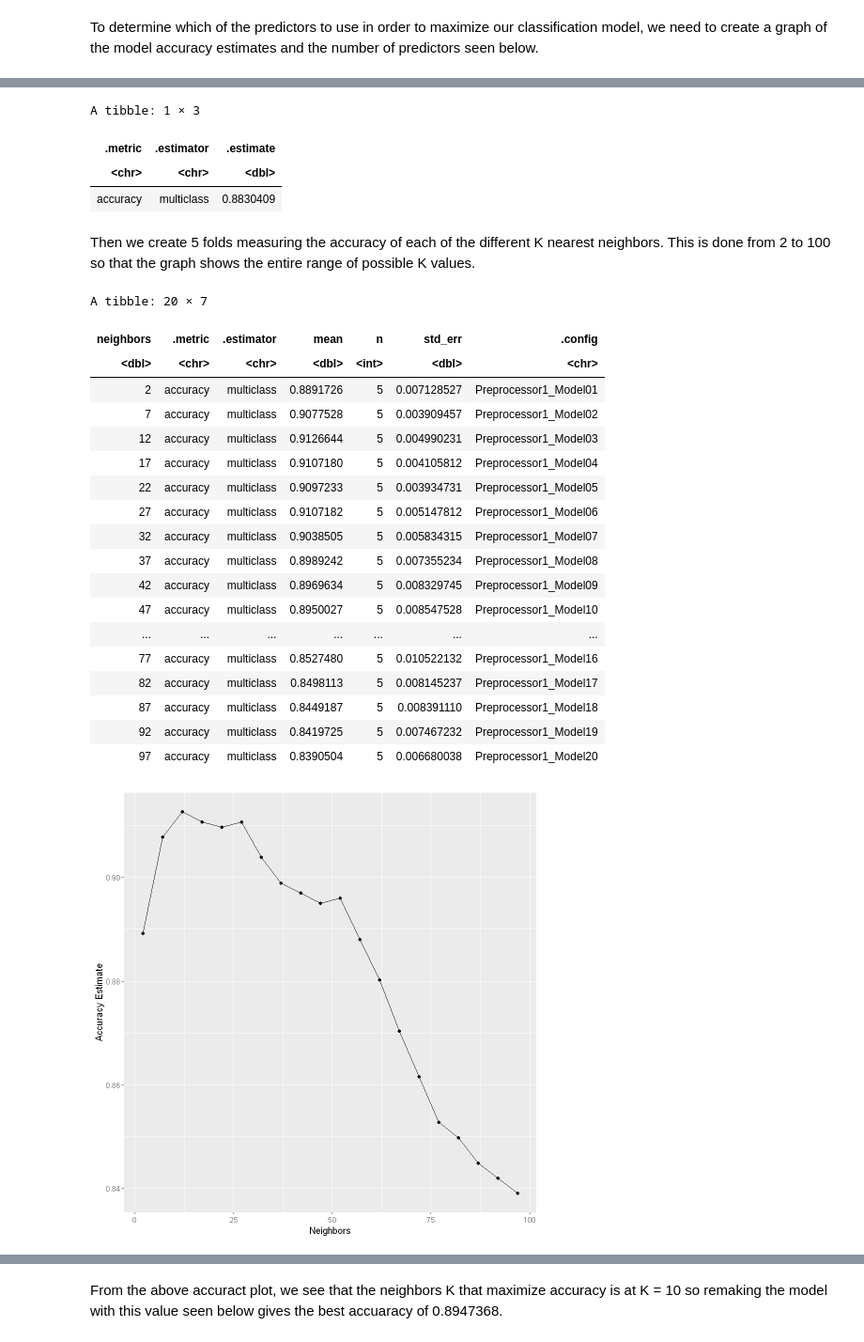
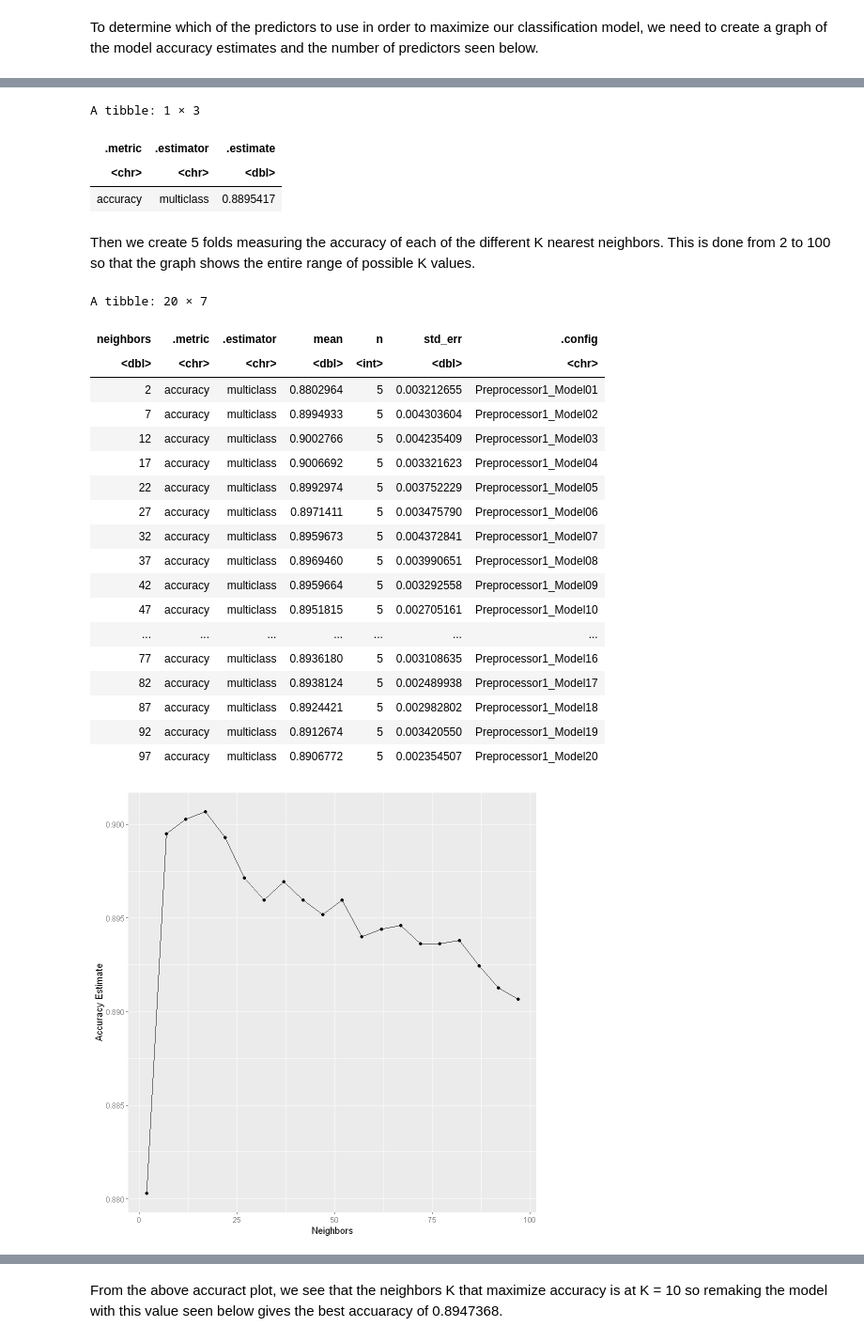
Before and after one commit to flora-hang/Data-analysis-project, a Jupyter notebook: Group Projectv2.ipynb, the cells around one changed output, grey strips where cells are left out. Shown: that part at 94% size. Cells and saved outputs as stored; diff of their text form; code cells hidden in the pictures.

```diff
--- a/Group Projectv2.ipynb
+++ b/Group Projectv2.ipynb
@@ -115,7 +128,7 @@ bean_data_unscaled<- bean_data_unscaled|>
 The above cell converts the Class variables from a character type variable into a factor making it possible to use in the classification model.
 # %%
 set.seed(1)
-sample_size <- round(0.1 * nrow(bean_data_unscaled))
+sample_size <- round(0.5 * nrow(bean_data_unscaled))
 random_sample <- bean_data_unscaled[sample(nrow(bean_data_unscaled), sample_size), ]
 glimpse(random_sample)
 # %% [output]
@@ -295,5 +446,5 @@ accuracies
 # %%
-bean_recipe <- recipe(Class ~ Area + MinorAxisLength + AspectRation + ConvexArea + EquivDiameter + roundness + Compactness + ShapeFactor2, data = bean_train) |>
+bean_recipe <- recipe(Class ~ Perimeter + AspectRation + EquivDiameter + MajorAxisLength, data = bean_train) |>
     step_scale(all_predictors()) |>
     step_center(all_predictors())
 # %%
@@ -338,7 +489,7 @@ bean_predictions |>
 A tibble: 1 × 3
 | .metric | .estimator | .estimate |
 | <chr> | <chr> | <dbl> |
-| accuracy | multiclass | 0.8830409 |
+| accuracy | multiclass | 0.8895417 |
 # %% [markdown]
 Then we create 5 folds measuring the accuracy of each of the different K nearest neighbors. This is done from 2 to 100 so that the graph shows the entire range of possible K values.
 # %%
@@ -355,39 +506,39 @@ knn_results <- workflow() |>
   tune_grid(resamples = bean_vfold, grid = k_vals) |>
   collect_metrics()
 
-accuracies <- knn_results |>
+accuracies1 <- knn_results |>
   filter(.metric == "accuracy")
 
-accuracies
+accuracies1
 # %% [output]
 A tibble: 20 × 7
 | neighbors | .metric | .estimator | mean | n | std_err | .config |
 | <dbl> | <chr> | <chr> | <dbl> | <int> | <dbl> | <chr> |
-| 2 | accuracy | multiclass | 0.8891726 | 5 | 0.007128527 | Preprocessor1_Model01 |
-| 7 | accuracy | multiclass | 0.9077528 | 5 | 0.003909457 | Preprocessor1_Model02 |
-| 12 | accuracy | multiclass | 0.9126644 | 5 | 0.004990231 | Preprocessor1_Model03 |
-| 17 | accuracy | multiclass | 0.9107180 | 5 | 0.004105812 | Preprocessor1_Model04 |
-| 22 | accuracy | multiclass | 0.9097233 | 5 | 0.003934731 | Preprocessor1_Model05 |
-| 27 | accuracy | multiclass | 0.9107182 | 5 | 0.005147812 | Preprocessor1_Model06 |
-| 32 | accuracy | multiclass | 0.9038505 | 5 | 0.005834315 | Preprocessor1_Model07 |
-| 37 | accuracy | multiclass | 0.8989242 | 5 | 0.007355234 | Preprocessor1_Model08 |
-| 42 | accuracy | multiclass | 0.8969634 | 5 | 0.008329745 | Preprocessor1_Model09 |
-| 47 | accuracy | multiclass | 0.8950027 | 5 | 0.008547528 | Preprocessor1_Model10 |
+| 2 | accuracy | multiclass | 0.8802964 | 5 | 0.003212655 | Preprocessor1_Model01 |
+| 7 | accuracy | multiclass | 0.8994933 | 5 | 0.004303604 | Preprocessor1_Model02 |
+| 12 | accuracy | multiclass | 0.9002766 | 5 | 0.004235409 | Preprocessor1_Model03 |
+| 17 | accuracy | multiclass | 0.9006692 | 5 | 0.003321623 | Preprocessor1_Model04 |
+| 22 | accuracy | multiclass | 0.8992974 | 5 | 0.003752229 | Preprocessor1_Model05 |
+| 27 | accuracy | multiclass | 0.8971411 | 5 | 0.003475790 | Preprocessor1_Model06 |
+| 32 | accuracy | multiclass | 0.8959673 | 5 | 0.004372841 | Preprocessor1_Model07 |
+| 37 | accuracy | multiclass | 0.8969460 | 5 | 0.003990651 | Preprocessor1_Model08 |
+| 42 | accuracy | multiclass | 0.8959664 | 5 | 0.003292558 | Preprocessor1_Model09 |
+| 47 | accuracy | multiclass | 0.8951815 | 5 | 0.002705161 | Preprocessor1_Model10 |
 | ... | ... | ... | ... | ... | ... | ... |
-| 77 | accuracy | multiclass | 0.8527480 | 5 | 0.010522132 | Preprocessor1_Model16 |
-| 82 | accuracy | multiclass | 0.8498113 | 5 | 0.008145237 | Preprocessor1_Model17 |
-| 87 | accuracy | multiclass | 0.8449187 | 5 | 0.008391110 | Preprocessor1_Model18 |
-| 92 | accuracy | multiclass | 0.8419725 | 5 | 0.007467232 | Preprocessor1_Model19 |
-| 97 | accuracy | multiclass | 0.8390504 | 5 | 0.006680038 | Preprocessor1_Model20 |
+| 77 | accuracy | multiclass | 0.8936180 | 5 | 0.003108635 | Preprocessor1_Model16 |
+| 82 | accuracy | multiclass | 0.8938124 | 5 | 0.002489938 | Preprocessor1_Model17 |
+| 87 | accuracy | multiclass | 0.8924421 | 5 | 0.002982802 | Preprocessor1_Model18 |
+| 92 | accuracy | multiclass | 0.8912674 | 5 | 0.003420550 | Preprocessor1_Model19 |
+| 97 | accuracy | multiclass | 0.8906772 | 5 | 0.002354507 | Preprocessor1_Model20 |
 # %%
 options(repr.plot.height = 8, repr.plot.width = 8)
 
-accuracy_vs_k <- ggplot(accuracies, aes(x = neighbors, y = mean)) +
+accuracy_vs_k <- ggplot(accuracies1, aes(x = neighbors, y = mean)) +
   geom_point() +
   geom_line() +
   labs(x = "Neighbors", y = "Accuracy Estimate") +
   theme(text = element_text(size = 12))
 
 accuracy_vs_k
 # %% [output]
-[figure, old version]
+[figure, new version]
```
Also changed, not shown: parts of 17 cells of this notebook.
